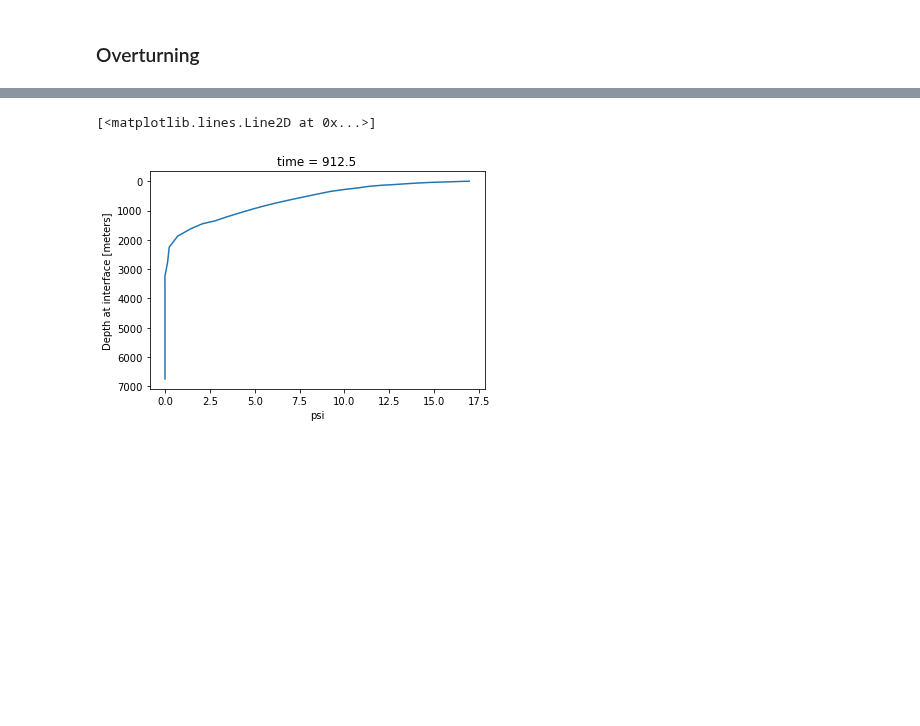
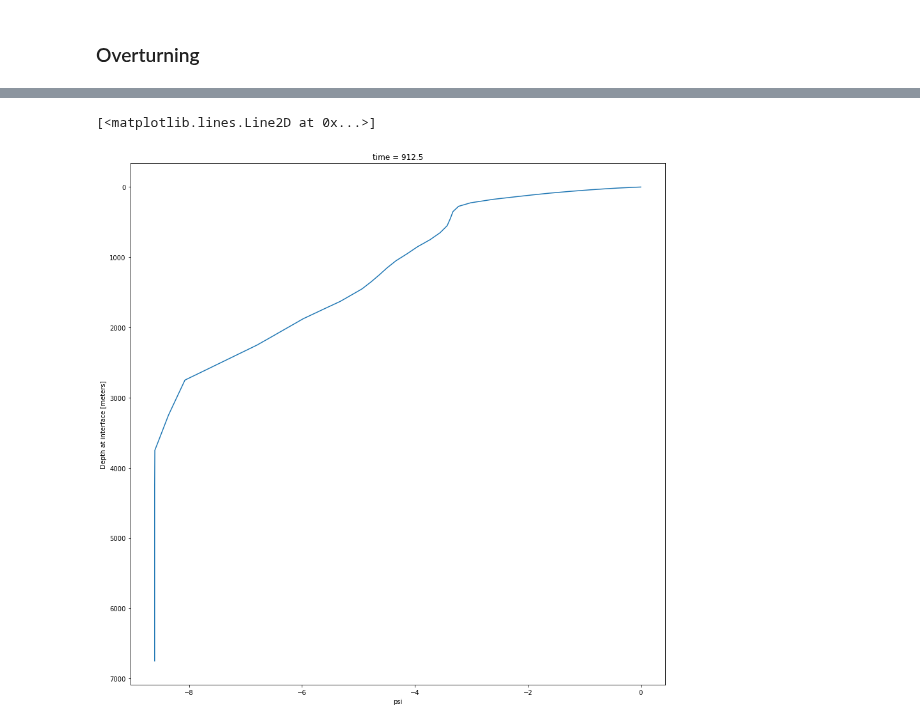
Before and after one commit to MOM6-community/sectionate, a Jupyter notebook: examples/OSNAP_CM4p125.ipynb, the cells around one changed output, grey strips where cells are left out. Cells and saved outputs as stored; diff of their text form; code cells hidden in the pictures; blank space fills up the shorter version.

```diff
--- a/examples/OSNAP_CM4p125.ipynb
+++ b/examples/OSNAP_CM4p125.ipynb
@@ -161,9 +179,9 @@ names_rho2 = {'x_center': 'sect',
               'layer': 'rho2_l',
               'interface': 'rho2_i'}
 # %%
-ovt = xoverturning.compfunc.compute_streamfunction(dsT, names_z, transport='uvnormal')
+ovt = xoverturning.compfunc.compute_streamfunction(dsT, names_z, transport='uvnormal', fromtop=True)
 # %%
-ovt.isel(time=0).plot(y='z_i', yincrease=False)
+ovt.isel(time=0).plot(y='z_i', yincrease=False, figsize=[15,15])
 # %% [output]
 [<matplotlib.lines.Line2D at 0x...>]
-[figure, old version]
+[figure, new version]
```
Also changed, not shown: parts of 17 cells of this notebook, 1 other file.
